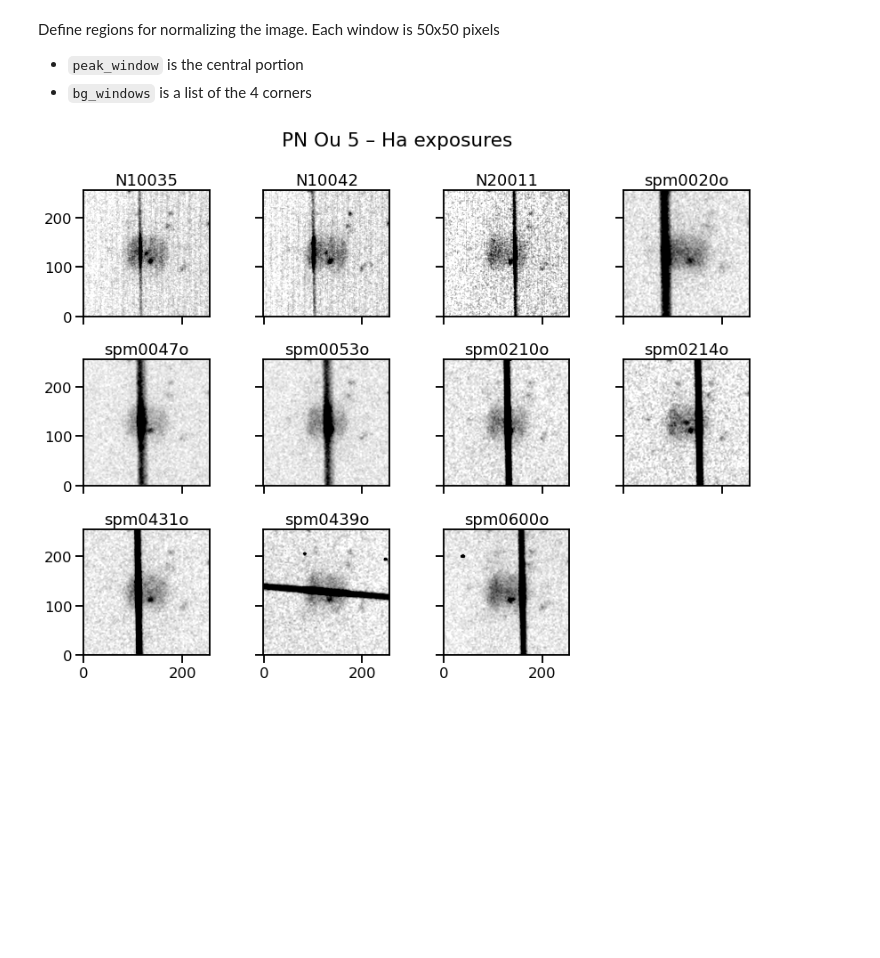
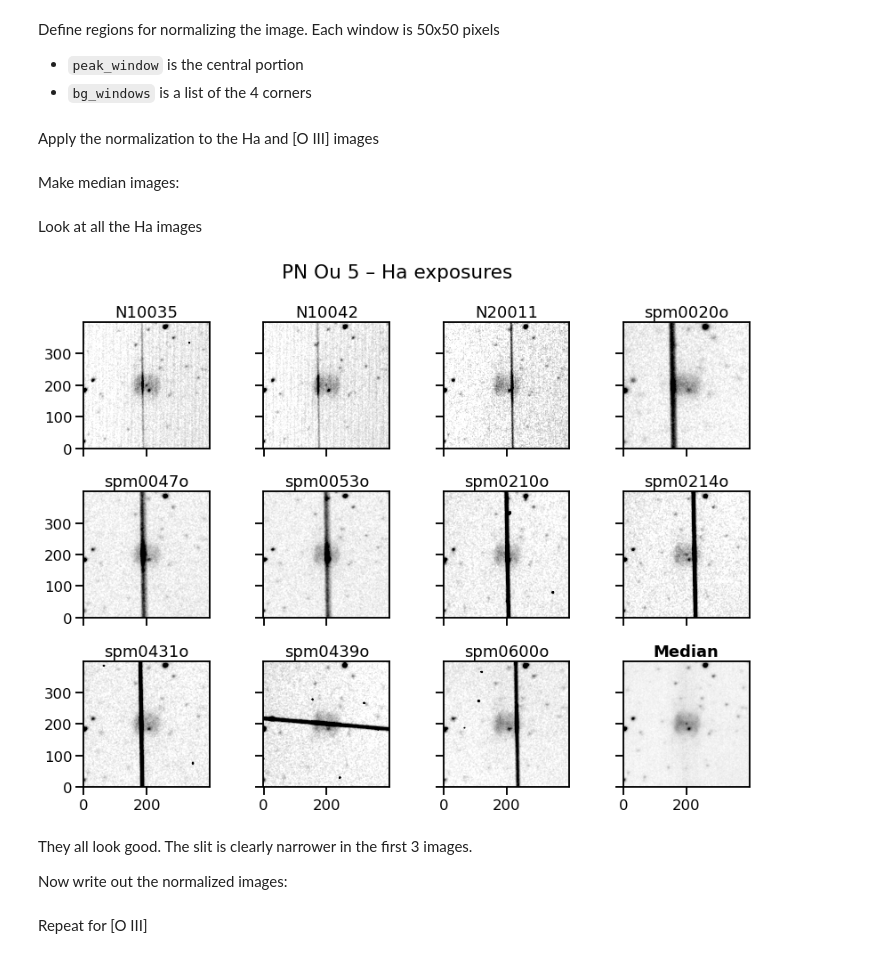
Before and after one commit to will-henney/teresa-pn-ou5, a Jupyter notebook: notebooks/01-00-image-astrometry.ipynb, the cells around one changed output. Cells and saved outputs as stored; diff of their text form; code cells hidden in the pictures; blank space fills up the shorter version.

```diff
--- a/notebooks/01-00-image-astrometry.ipynb
+++ b/notebooks/01-00-image-astrometry.ipynb
@@ -131,7 +131,7 @@ Define regions for normalizing the image.  Each window is 50x50 pixels
 * `peak_window` is the central portion
 * `bg_windows` is a list of the 4 corners
 # %%
-peak_window = slice(100, 150), slice(100, 150)
+peak_window = slice(170, 230), slice(170, 230)
 bg_windows = [
     (slice(None, 50), slice(None, 50)),
     (slice(-50, None), slice(None, 50)),
@@ -148,18 +148,48 @@ def normalize(im):
     peak = np.median(im_new[peak_window])
     im_new /= peak
     return im_new
+# %% [markdown]
+Apply the normalization to the Ha and [O III] images
+# %%
+for hdulist in ha_dict.values():
+    hdulist[0].data = normalize(hdulist[0].data)
+# %%
+for hdulist in o3_dict.values():
+    hdulist[0].data = normalize(hdulist[0].data)
+# %% [markdown]
+Make median images:
+# %%
+ha_median = np.median(
+    np.stack(
+        [_[0].data for _ in ha_dict.values()],
+    ),
+    axis=0,
+)
+o3_median = np.median(
+    np.stack(
+        [_[0].data for _ in o3_dict.values()],
+    ),
+    axis=0,
+)
+# %% [markdown]
+Look at all the Ha images
 # %%
 fig, axes = plt.subplots(
     3, 4, sharex=True, sharey=True,
     figsize=(12, 9),
 )
 for ax, (name, hdulist) in zip(axes.flat, ha_dict.items()):
     hdu = hdulist[0]
-    ax.imshow(normalize(hdu.data), cmap="gray_r", origin="lower", vmin=-0.2, vmax=2.0)
+    ax.imshow(hdu.data, cmap="gray_r", origin="lower", vmin=-0.2, vmax=3.0)
     ax.set_title(name)
-axes[-1, -1].remove()
+axes[-1, -1].imshow(ha_median, cmap="gray_r", origin="lower", vmin=-0.2, vmax=3.0)
+axes[-1, -1].set_title("Median", fontweight="bold")
 fig.suptitle("PN Ou 5 – Ha exposures")
 fig.tight_layout()
 fig.savefig("ha-image-slit-mosaic.pdf")
 # %% [output]
-[figure, old version]
+[figure, new version]
+# %% [markdown]
+They all look good.  The slit is clearly narrower in the first 3 images.
+
+Now write out the normalized images:
@@ -166,3 +207,5 @@ fig.savefig("ha-image-slit-mosaic.pdf")
+# %% [markdown]
+Repeat for [O III]
 # %%
 fig, axes = plt.subplots(
     2, 3, sharex=True, sharey=True,
```
Also changed, not shown: parts of 10 cells of this notebook, 23 other files.
